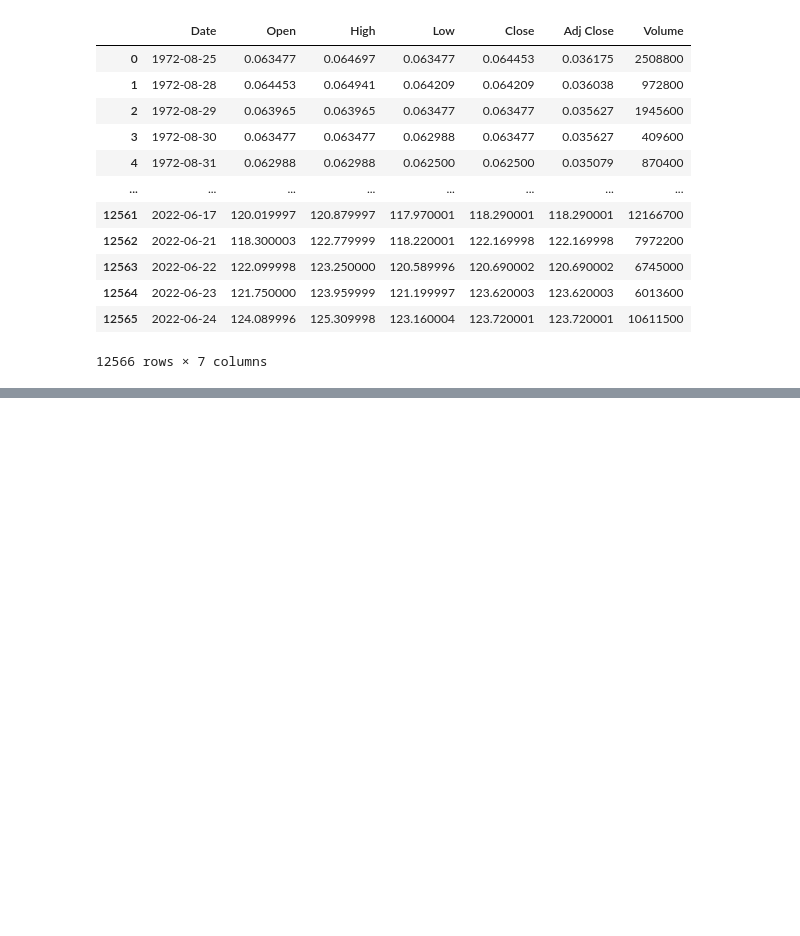
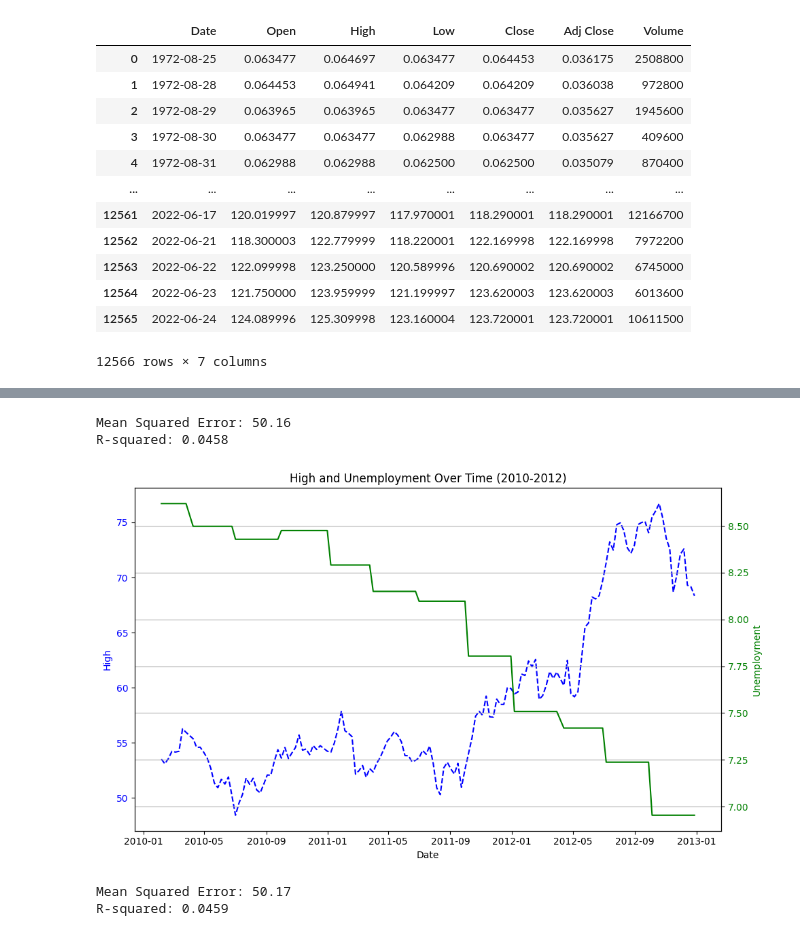
Before and after one commit to Chisholm10/CMSE-202-Project, a Jupyter notebook: FinalProject.ipynb, the cells around one changed output, grey strips where cells are left out. Saved outputs shown, nothing was run; the diff lists cells and outputs as text; code cells hidden in the pictures; blank space fills up the shorter version.

```diff
--- a/FinalProject.ipynb
+++ b/FinalProject.ipynb
@@ -162,0 +241,71 @@ final_merged_data.head()
+# %%
+# Select features and target variable
+X = final_merged_data[['Unemployment']]
+y = final_merged_data['Close']
+
+# Split the data into training and testing sets
+X_train, X_test, y_train, y_test = train_test_split(X, y, test_size=0.2, random_state=42)
+
+# Initialize and fit the model
+model = LinearRegression()
+model.fit(X_train, y_train)
+
+# Predict on the test set
+y_pred = model.predict(X_test)
+
+# Calculate Mean Squared Error
+mse = mean_squared_error(y_test, y_pred)
+print('Mean Squared Error:', round(mse,2))
+
+# Calculate R-squared
+r2 = r2_score(y_test, y_pred)
+print('R-squared:', round(r2,4))
+# %% [output]
+Mean Squared Error: 50.16
+R-squared: 0.0458
+# %%
+# Plot High
+fig, ax1 = plt.subplots(figsize=(10, 6))
+ax1.plot(merged_data['Date'], merged_data['High'], color='blue', linestyle='--')
+ax1.set_xlabel('Date')
+ax1.set_ylabel('High', color='blue')
+ax1.tick_params(axis='y', labelcolor='blue')
+
+# Create a second y-axis for Unemployment
+ax2 = ax1.twinx()
+ax2.plot(merged_data['Date'], merged_data['Unemployment'], color='green')
+ax2.set_ylabel('Unemployment', color='green')
+ax2.tick_params(axis='y', labelcolor='green')
+
+plt.title('High and Unemployment Over Time (2010-2012)')
+plt.xticks(rotation=45)
+plt.grid(True)
+plt.tight_layout()
+plt.show()
+# %% [output]
+[figure, added]
+# %%
+# Select features and target variable
+X = final_merged_data[['Unemployment']]
+y = final_merged_data['High']
+
+# Split the data into training and testing sets
+X_train, X_test, y_train, y_test = train_test_split(X, y, test_size=0.2, random_state=42)
+
+# Initialize and fit the model
+model = LinearRegression()
+model.fit(X_train, y_train)
+
+# Predict on the test set
+y_pred = model.predict(X_test)
+
+# Calculate Mean Squared Error
+mse = mean_squared_error(y_test, y_pred)
+print('Mean Squared Error:', round(mse,2))
+
+# Calculate R-squared
+r2 = r2_score(y_test, y_pred)
+print('R-squared:', round(r2,4))
+# %% [output]
+Mean Squared Error: 50.17
+R-squared: 0.0459
```
Also changed, not shown: parts of 23 cells of this notebook.
